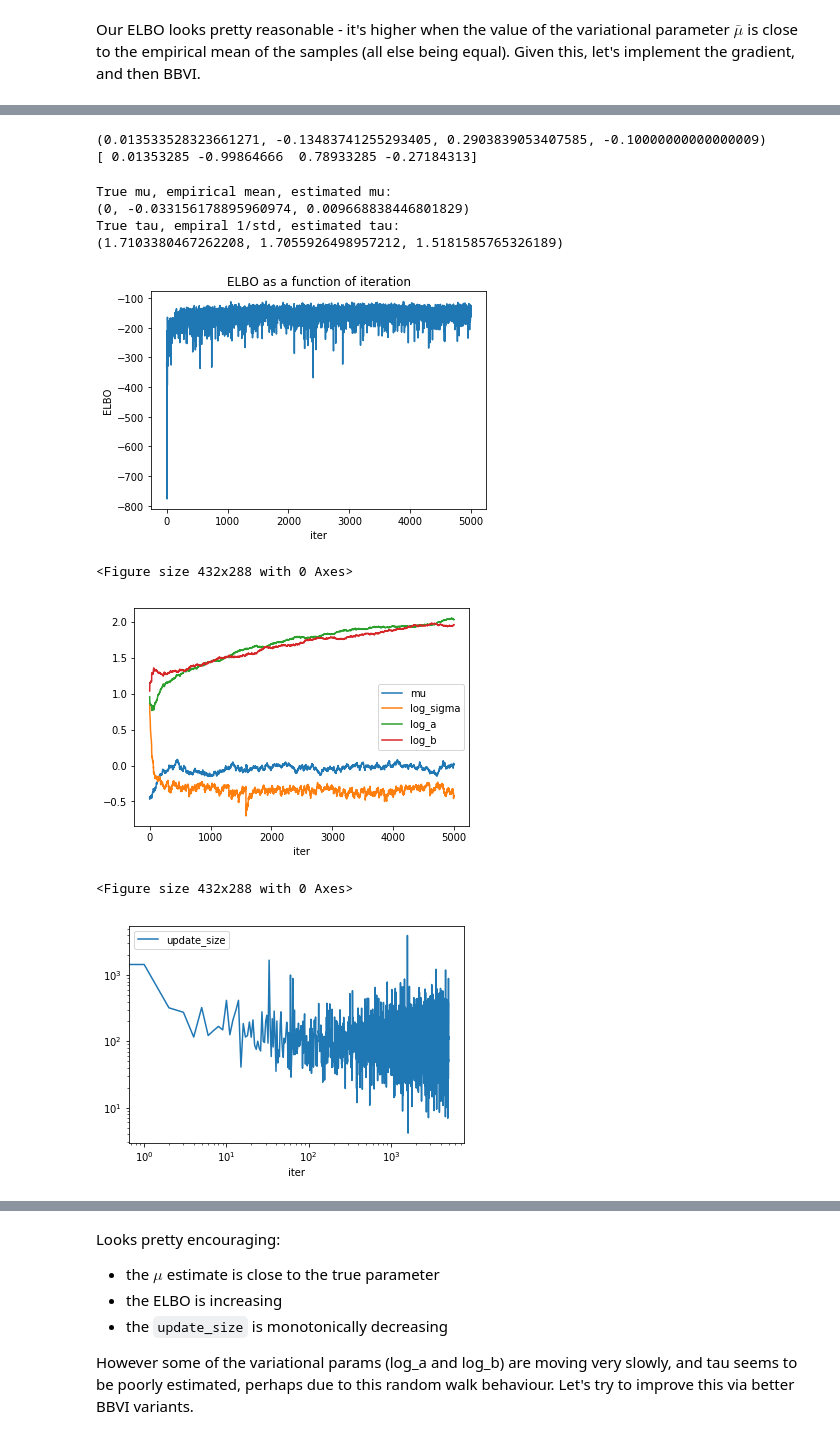
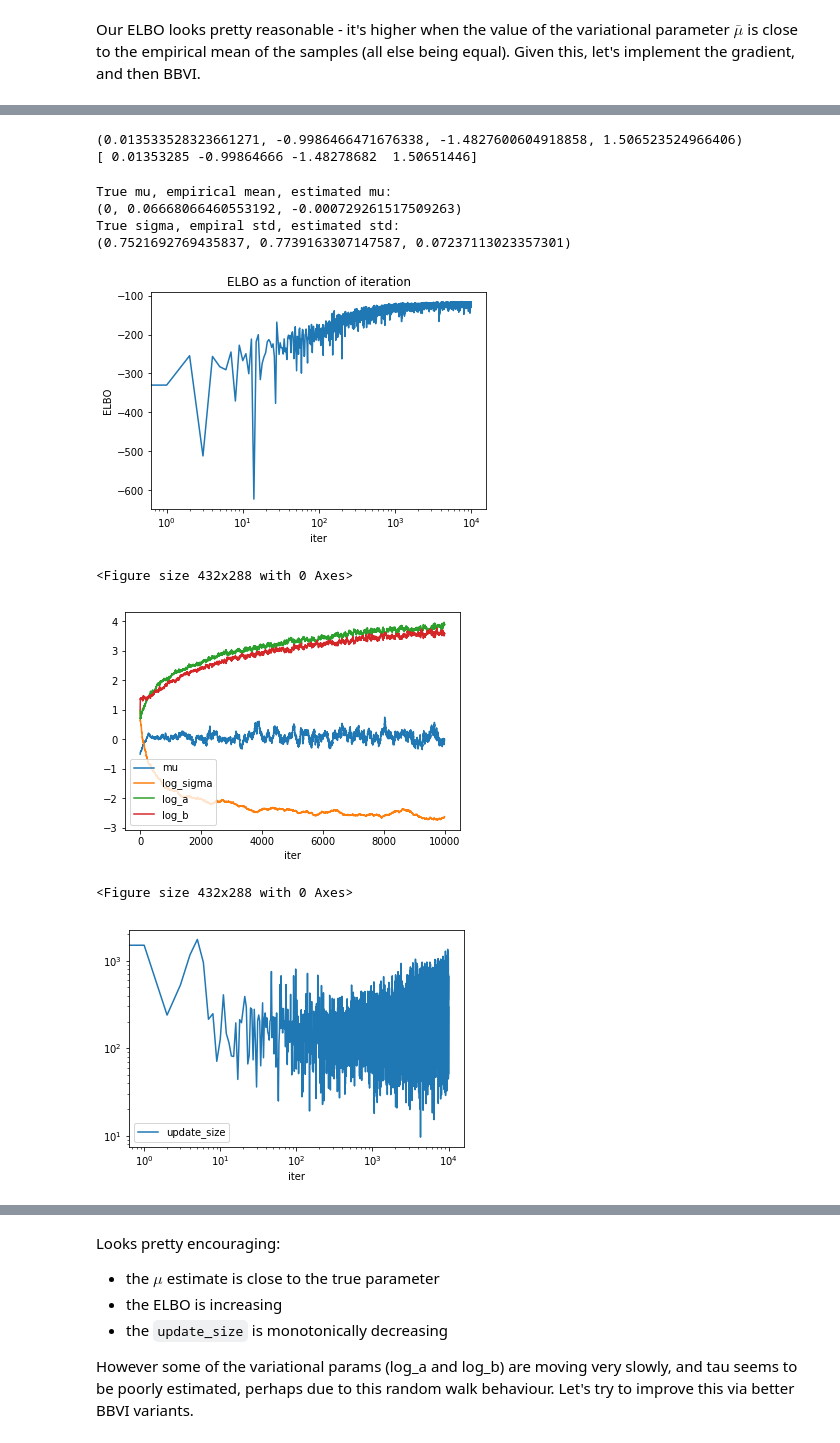
Before and after one commit to patrickmineault/deep-generative-models, a Jupyter notebook: w2-implementation.ipynb, the cells around one changed output, grey strips where cells are left out. Cells and saved outputs as stored; diff of their text form; code cells hidden in the pictures.

Commit message:
BBVI implementation

```diff
--- a/w2-implementation.ipynb
+++ b/w2-implementation.ipynb
@@ -111,2 +111,16 @@ plt.box(False)
 # %% [markdown]
 Our ELBO looks pretty reasonable - it's higher when the value of the variational parameter $\bar \mu$ is close to the empirical mean of the samples (all else being equal). Given this, let's implement the gradient, and then BBVI.
+# %%
+mus = np.linspace(-5, 0, 100)
+elbos = []
+for mu in mus:
+    elbos.append(elbo(x, (0, mu, 1, 1), 100))
+
+plt.plot(mus, np.array(elbos), '.')
+ylim = plt.ylim()
+plt.plot([x.mean(), x.mean()], ylim, 'k-')
+plt.ylim(ylim)
+plt.xlabel('value of $\\bar \\sigma$')
+plt.ylabel('ELBO')
+plt.title('ELBO as a function of $\\bar \\sigma$ (variational param)')
+plt.box(False)
@@ -118,35 +134,32 @@ def eval_gradlogQ(z, vparams):
     a_bar = np.exp(loga_bar)
     b_bar = np.exp(logb_bar)
     grads = ((1/sigma_bar**2)*(mu-mu_bar),
-             -1/sigma_bar+1/sigma_bar**3*(mu-mu_bar)**2,
-             np.log(b_bar) - scipy.special.digamma(a_bar) + np.log(tau),
-             a_bar / b_bar - tau
+             (-1/sigma_bar+1/sigma_bar**3*(mu-mu_bar)**2)*sigma_bar,
+             (np.log(b_bar) - scipy.special.digamma(a_bar) + np.log(tau))*a_bar,
+             (a_bar / b_bar - tau)*b_bar
     )
     return grads
 
 # Check grads
 delta = 1E-5
 z = (0.1, 1.1)
-p0 = [0, 1, 1, 1]
+p0 = [0, 1, 1.2, .5]
 E = eval_logQ(z, tuple(p0))
 Es = np.zeros(4,)
 for i in range(4):
     p1 = p0.copy()
-    if i == 0:
-        p1[i] = p1[i] + delta
-    else:
-        p1[i] = np.log(np.exp(p1[i]) + delta)
+    p1[i] = p1[i] + delta
     Es[i] = eval_logQ(z, tuple(p1))
 
 g_est = (Es - E) / delta
 g = eval_gradlogQ(z, tuple(p0))
 
-assert np.allclose(g, g_est, 1E-4)
 print(g)
 print(g_est)
+assert np.allclose(g, g_est, 1E-4)
 # %% [output]
-(0.013533528323661271, -0.13483741255293405, 0.2903839053407585, -0.10000000000000009)
-[ 0.01353285 -0.99864666  0.78933285 -0.27184313]
+(0.013533528323661271, -0.9986466471676338, -1.4827600604918858, 1.506523524966406)
+[ 0.01353285 -0.99864666 -1.48278682  1.50651446]
 # %%
 def bbvi(x, vparams, S, max_iter=100, rho=1E-5, elbo_samples=100):
     # Algorithm 1 in https://arxiv.org/pdf/1401.0118.pdf
@@ -167,41 +180,41 @@ def bbvi(x, vparams, S, max_iter=100, rho=1E-5, elbo_samples=100):
                       'params': vparams})
     return vparams, iters
 
 x, true_mu, true_tau = get_forward_samples((mu0, gamma0, a0, b0), N_samples)
 
 vparams = (-.5, 1, 1, 1)
-vparams_est, iters = bbvi(x, vparams, 25, max_iter=5000, rho=1E-4, elbo_samples=10)
+vparams_est, iters = bbvi(x, vparams, 25, max_iter=10000, rho=1E-4, elbo_samples=10)
 df_iter = pd.DataFrame(iters)
 df_iter = df_iter.set_index('iter')
 
 ps = df_iter.params
 vals = np.concatenate(ps.values).reshape((-1, len(ps.values[0])))
 for i, k in enumerate(('mu', 'log_sigma', 'log_a', 'log_b')):
     df_iter[k] = vals[:, i]
 
 plt.figure()
-df_iter.elbo.plot()
+df_iter.elbo.plot(logx=True)
 plt.ylabel('ELBO')
 plt.title('ELBO as a function of iteration')
 
 plt.figure()
 df_iter[['mu', 'log_sigma', 'log_a', 'log_b']].plot()
 
 plt.figure()
 df_iter[['update_size']].plot(logx=True, logy=True)
 
 print("True mu, empirical mean, estimated mu:")
 print((true_mu, x.mean(), vparams_est[0]))
 
-print("True tau, empiral 1/std, estimated tau:")
-print((true_tau, 1/x.std(), np.exp(-vparams_est[1])))
+print("True sigma, empiral std, estimated std:")
+print((1/true_tau, x.std(), np.exp(vparams_est[1])))
 # %% [output]
 True mu, empirical mean, estimated mu:
-(0, -0.033156178895960974, 0.009668838446801829)
-True tau, empiral 1/std, estimated tau:
-(1.7103380467262208, 1.7055926498957212, 1.5181585765326189)
+(0, 0.06668066460553192, -0.000729261517509263)
+True sigma, empiral std, estimated std:
+(0.7521692769435837, 0.7739163307147587, 0.07237113023357301)
-[figure, old version]
+[figure, new version]
 <Figure size 432x288 with 0 Axes>
-[figure, old version]
+[figure, new version]
 <Figure size 432x288 with 0 Axes>
-[figure, old version]
+[figure, new version]
```
Also changed, not shown: parts of 4 cells of this notebook.
